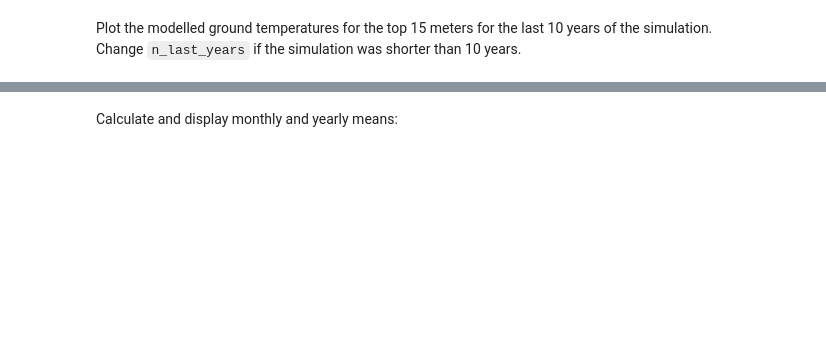
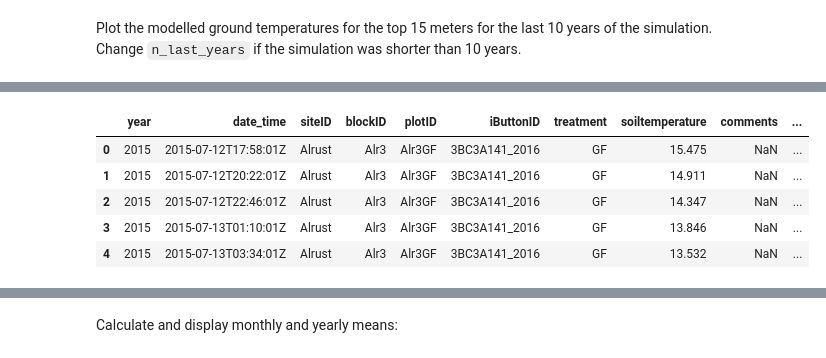
Before and after one commit to NorESMhub/noresm-land-sites-platform, a Jupyter notebook: notebooks/model_output_analysis/compare_model_to_vcg_obs_example.ipynb, the cells around one changed output, grey strips where cells are left out. Cells and saved outputs as stored; diff of their text form; code cells hidden in the pictures; blank space fills up the shorter version.

```diff
--- a/notebooks/model_output_analysis/compare_model_to_vcg_obs_example.ipynb
+++ b/notebooks/model_output_analysis/compare_model_to_vcg_obs_example.ipynb
@@ -156,8 +212,15 @@ with open(Path("./dicts/vestland_climate_grid.json"), 'r', encoding='utf-8') as
     vcg_site_dict = json.load(vcg_site_json).get("sites")
 # %%
 # Subset soil temperatures for utilized site
-mysite_soil_temp_obs_df = vcg_soil_temp_obs_df[vcg_soil_temp_obs_df["siteID"] == vcg_site_dict[case_id]['osf_csv_name']]
+mysite_soil_temp_obs_df = vcg_soil_temp_obs_df[vcg_soil_temp_obs_df["siteID"] == vcg_site_dict[site_code]['osf_csv_name']]
 mysite_soil_temp_obs_df.head()
+# %% [output]
+|  | year | date_time | siteID | blockID | plotID | iButtonID | treatment | soiltemperature | comments | ... |
+| 0 | 2015 | 2015-07-12T17:58:01Z | Alrust | Alr3 | Alr3GF | 3BC3A141_2016 | GF | 15.475 | NaN | ... |
+| 1 | 2015 | 2015-07-12T20:22:01Z | Alrust | Alr3 | Alr3GF | 3BC3A141_2016 | GF | 14.911 | NaN | ... |
+| 2 | 2015 | 2015-07-12T22:46:01Z | Alrust | Alr3 | Alr3GF | 3BC3A141_2016 | GF | 14.347 | NaN | ... |
+| 3 | 2015 | 2015-07-13T01:10:01Z | Alrust | Alr3 | Alr3GF | 3BC3A141_2016 | GF | 13.846 | NaN | ... |
+| 4 | 2015 | 2015-07-13T03:34:01Z | Alrust | Alr3 | Alr3GF | 3BC3A141_2016 | GF | 13.532 | NaN | ... |
 # %%
 # Print period for available measurements
 print(f"From: {min(mysite_soil_temp_obs_df['date_time'])}")
```
Also changed, not shown: parts of 16 cells of this notebook, 4 other files.
